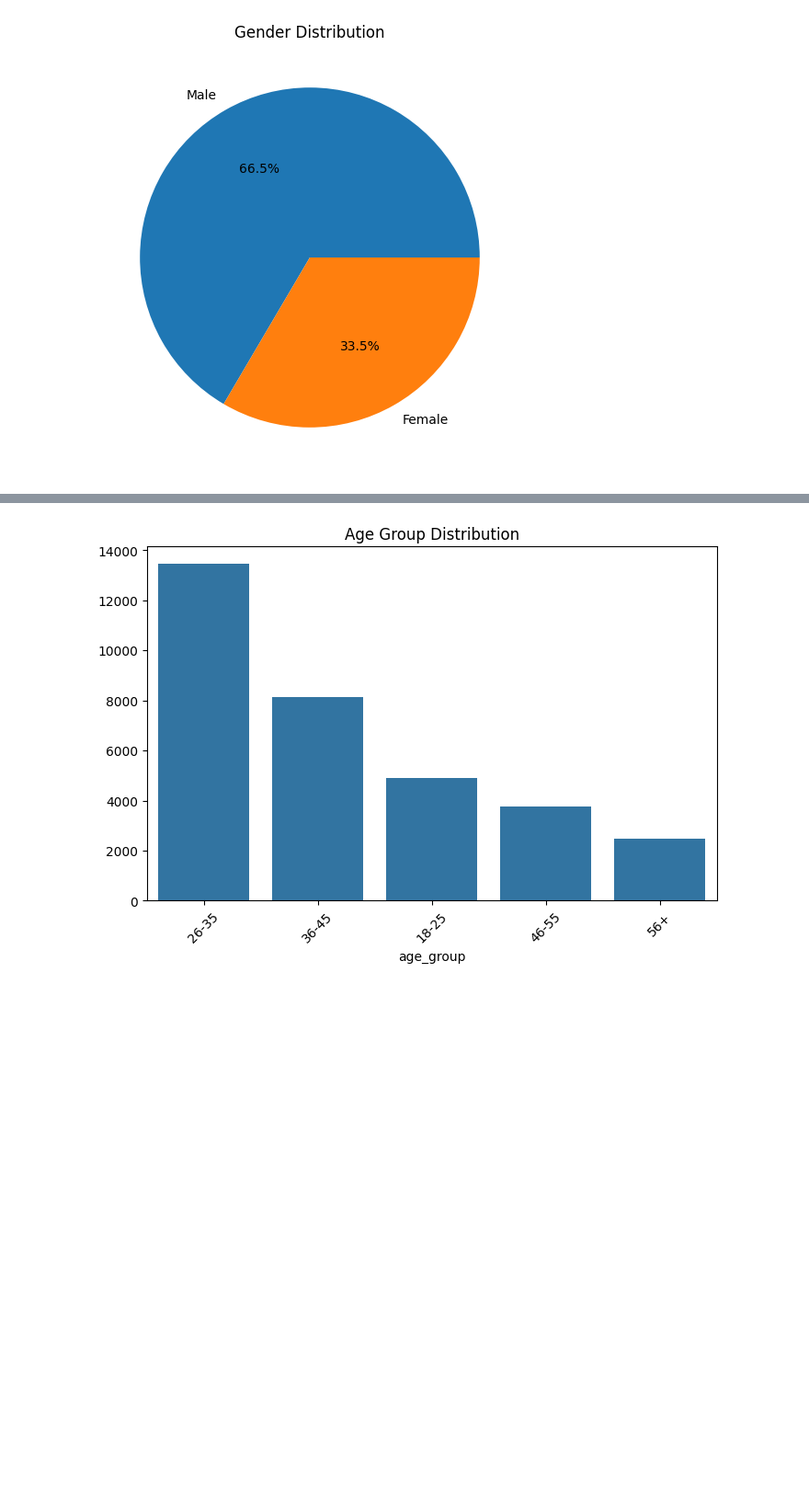
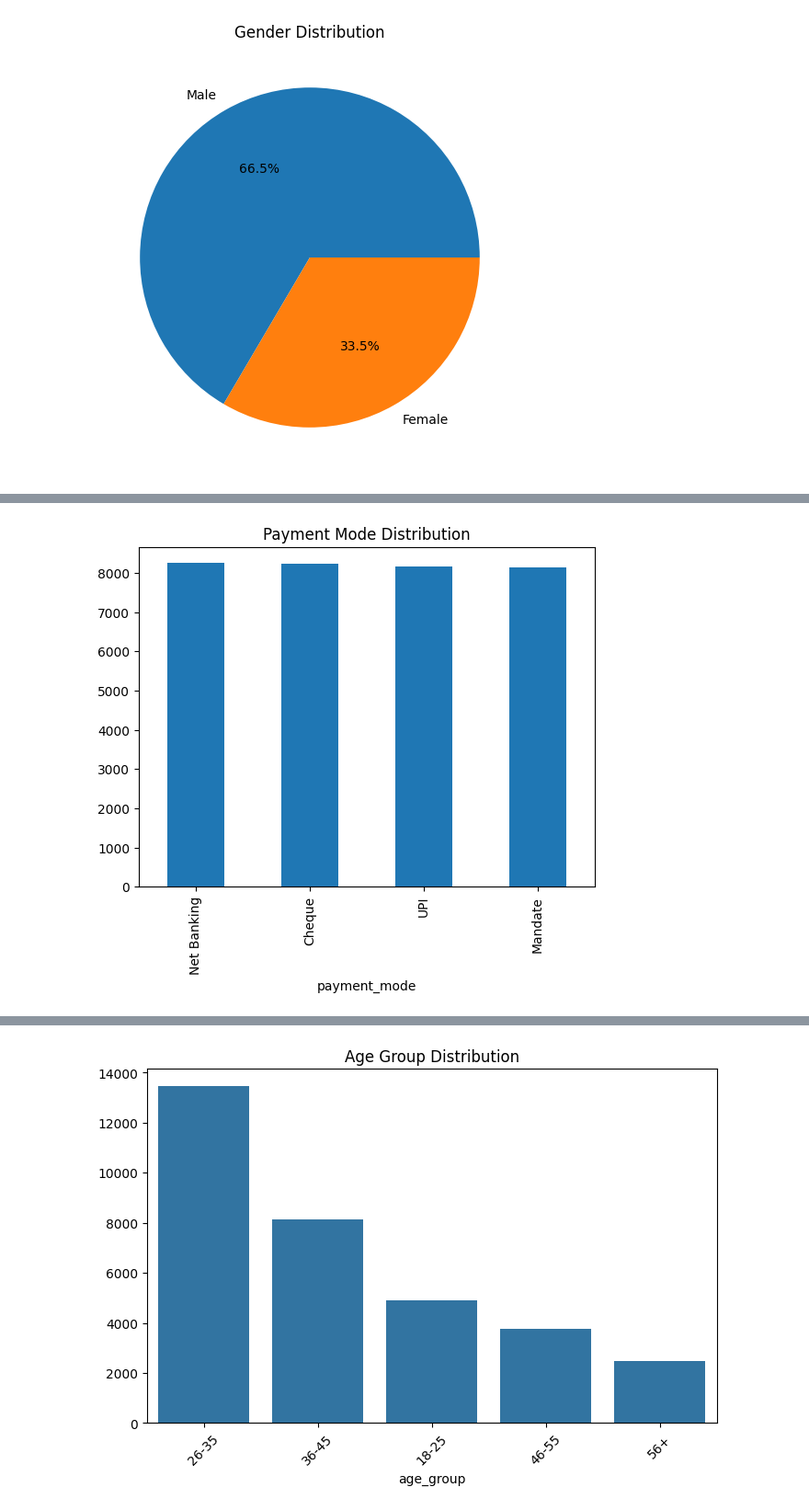
Before and after one commit to theshreyasingh/MutualFundProject, a Jupyter notebook: notebooks/03_eda_analysis.ipynb, the cells around one changed output, grey strips where cells are left out. Shown at 92% size. Saved outputs shown, nothing was run; the diff lists cells and outputs as text; code cells hidden in the pictures; blank space fills up the shorter version.

```diff
--- a/notebooks/03_eda_analysis.ipynb
+++ b/notebooks/03_eda_analysis.ipynb
@@ -65,0 +88,6 @@ plt.show()
+# %%
+txn['payment_mode'].value_counts().plot(kind='bar')
+plt.title("Payment Mode Distribution")
+plt.show()
+# %% [output]
+[figure, added]
```
Also changed, not shown: parts of 42 cells of this notebook, 9 other files.
